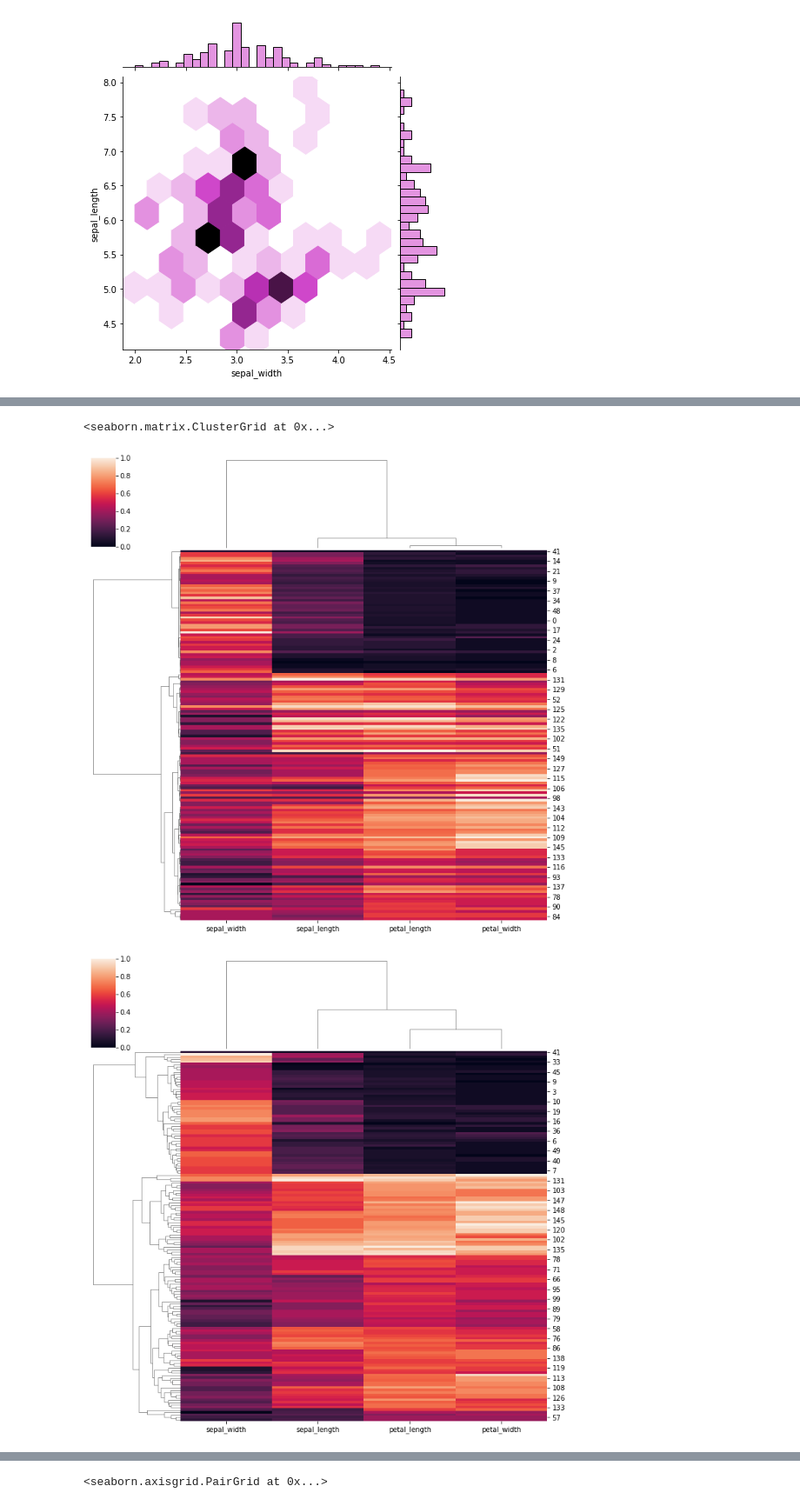
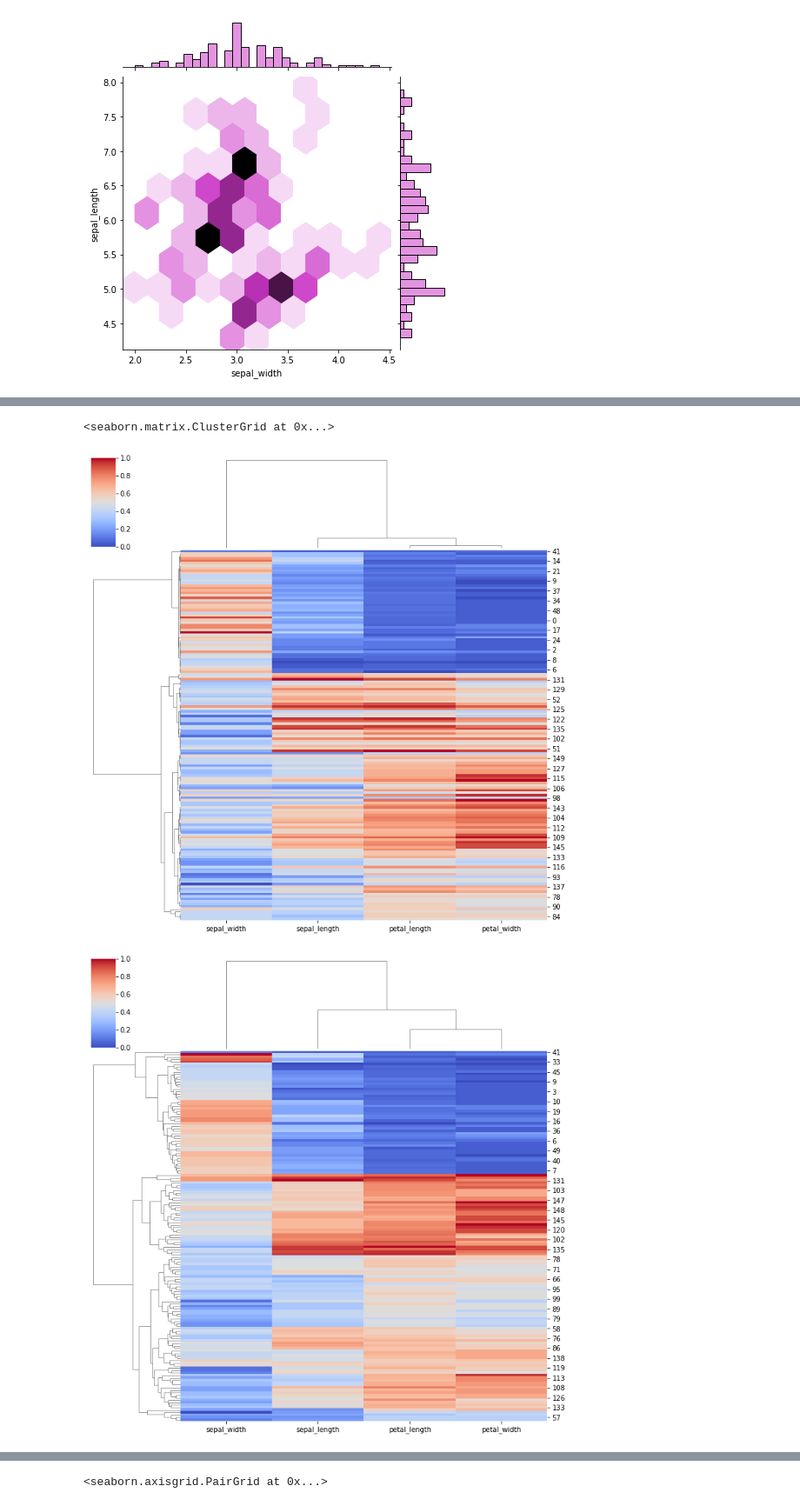
Before and after one commit to Jacobheyman702/Blog_4_new, a Jupyter notebook: vizualizations.ipynb, the cells around one changed output, grey strips where cells are left out. Shown: that part at 87% size. Cells and saved outputs as stored; diff of their text form; code cells hidden in the pictures.

```diff
--- a/vizualizations.ipynb
+++ b/vizualizations.ipynb
@@ -51,8 +69,9 @@ g.plot(sns.scatterplot, sns.histplot)
 # %%
 df1 = df.drop('species',axis=1)
-sns.clustermap(df1, metric="correlation", standard_scale=1)
-sns.clustermap(df1, metric="euclidean", standard_scale=1)
+sns.clustermap(df1, metric="correlation", standard_scale=1, cmap='coolwarm')
+
+sns.clustermap(df1, metric="euclidean", standard_scale=1, cmap='coolwarm')
 # %% [output]
 <seaborn.matrix.ClusterGrid at 0x...>
-[figure, old version]
+[figure, new version]
-[figure, old version]
+[figure, new version]
```
Also changed, not shown: parts of 14 cells of this notebook.
